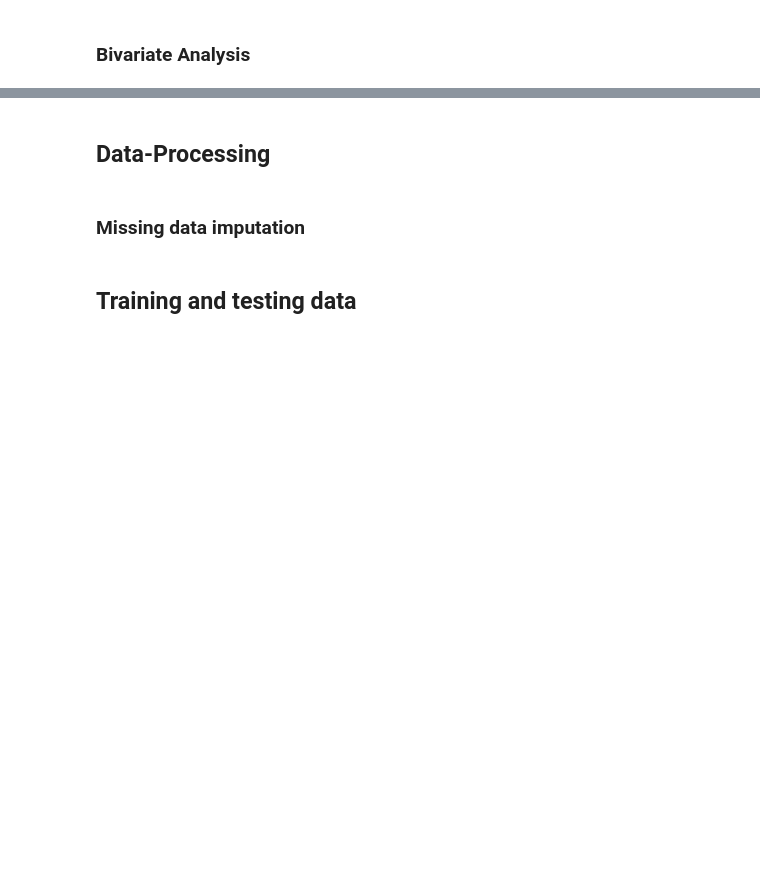
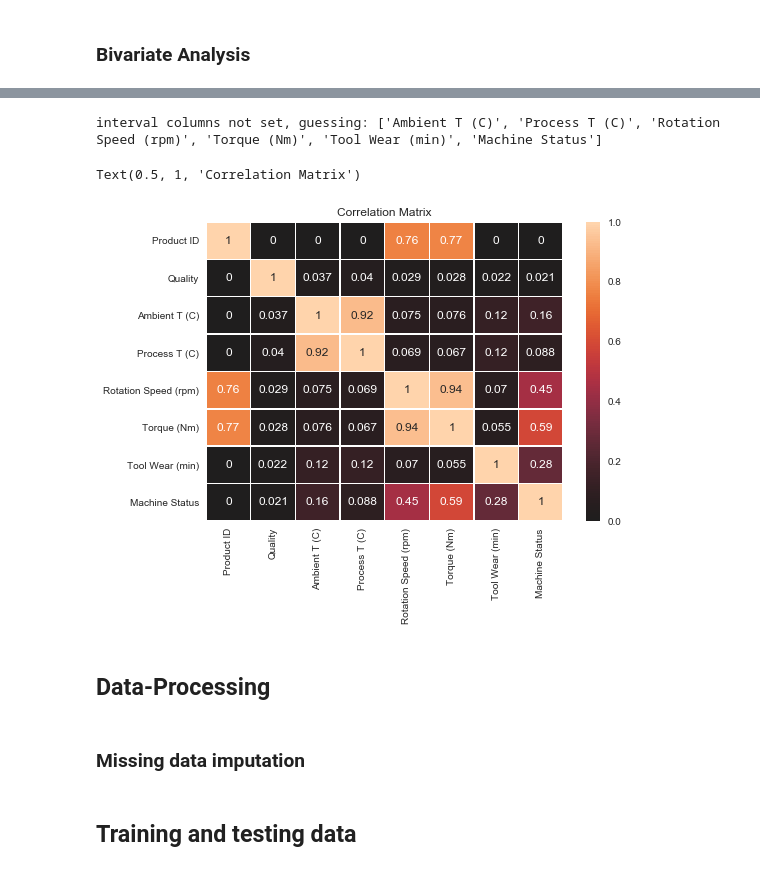
Before and after one commit to zhuofan-16/Machine_Failure_Prediction, a Jupyter notebook: Machine_Classification.ipynb, the cells around one changed output, grey strips where cells are left out. Cells and saved outputs as stored; diff of their text form; code cells hidden in the pictures; blank space fills up the shorter version.

```diff
--- a/Machine_Classification.ipynb
+++ b/Machine_Classification.ipynb
@@ -301,7 +293,11 @@ sns.countplot(data=machineDf[machineDf['Machine Status']>0],x='Quality')
 # %%
 # sns.pairplot(machineDf, hue="Machine Status")
 # %%
-# corr_matrix = machineDf.phik_matrix()
+corr_matrix = machineDf.phik_matrix()
 
-# sns.heatmap(corr_matrix, annot = True, linewidths=.5,center = 0,cmap="crest").set_title('Correlation Matrix')
+sns.heatmap(corr_matrix, annot = True, linewidths=.5,center = 0).set_title('Correlation Matrix')
+# %% [output]
+interval columns not set, guessing: ['Ambient T (C)', 'Process T (C)', 'Rotation Speed (rpm)', 'Torque (Nm)', 'Tool Wear (min)', 'Machine Status']
+Text(0.5, 1, 'Correlation Matrix')
+[figure, added]
 # %%
```
Also changed, not shown: parts of 35 cells of this notebook.
